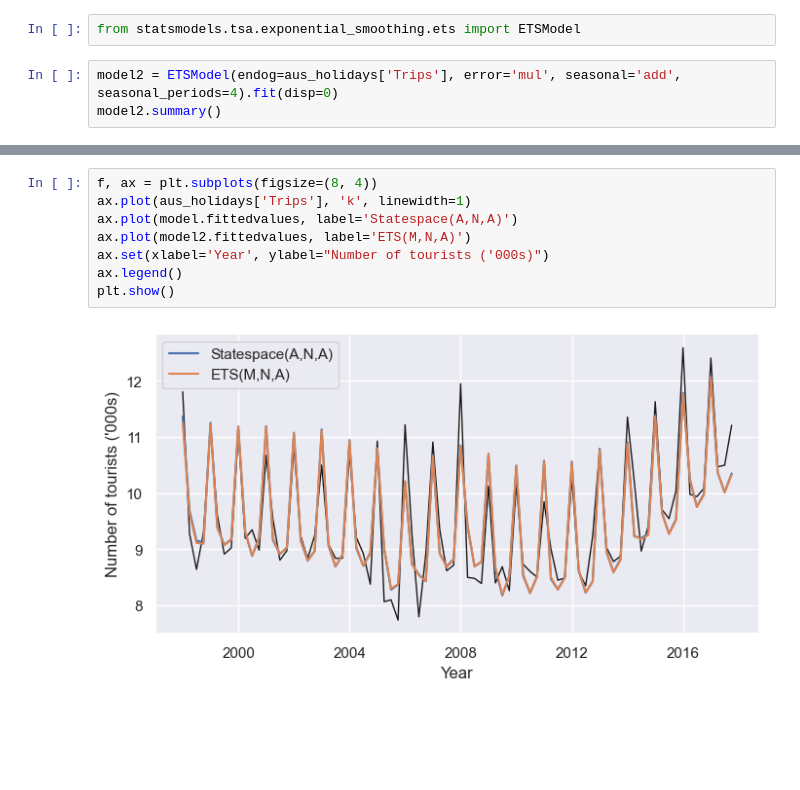
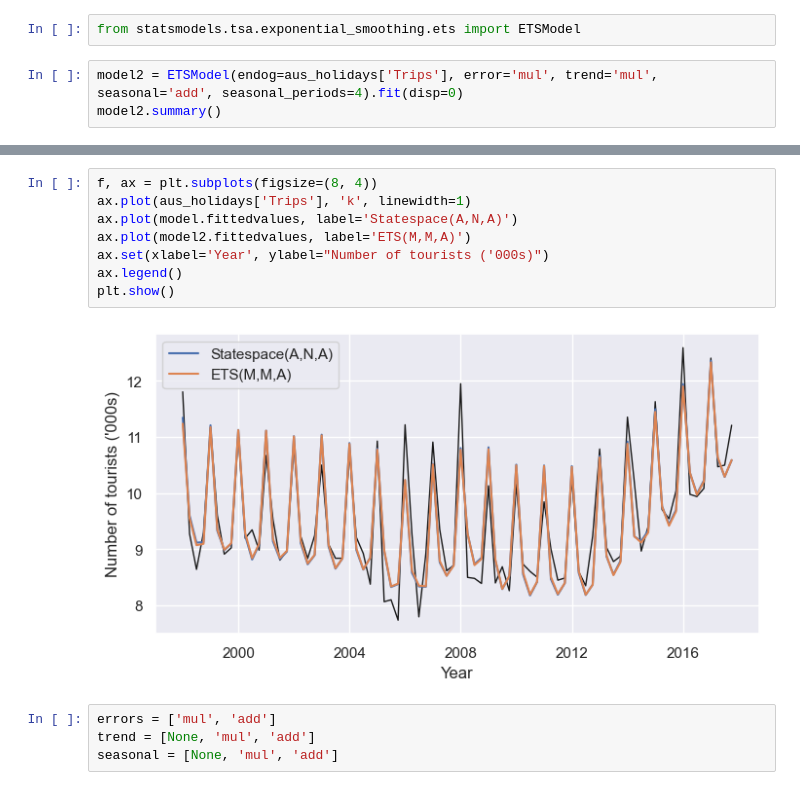
Before and after one commit to yl238/forecasting-principles-and-practice, a Jupyter notebook: ch08/06-Estimation-and-Model-Selection.ipynb, the cells around one changed output, grey strips where cells are left out. Saved outputs shown, nothing was run; the diff lists cells and outputs as text; blank space fills up the shorter version.

Commit message:
Find best model by manually checking values of AIC and BIC

```diff
--- a/ch08/06-Estimation-and-Model-Selection.ipynb
+++ b/ch08/06-Estimation-and-Model-Selection.ipynb
@@ -73,7 +73,7 @@ Warnings:
 # %%
 from statsmodels.tsa.exponential_smoothing.ets import ETSModel
 # %%
-model2 = ETSModel(endog=aus_holidays['Trips'], error='mul', seasonal='add', seasonal_periods=4).fit(disp=0)
+model2 = ETSModel(endog=aus_holidays['Trips'], error='mul', trend='mul', seasonal='add', seasonal_periods=4).fit(disp=0)
 model2.summary()
 # %% [output]
 ETS Results
@@ -101,10 +103,14 @@ Warnings:
 # %%
 f, ax = plt.subplots(figsize=(8, 4))
 ax.plot(aus_holidays['Trips'], 'k', linewidth=1)
 ax.plot(model.fittedvalues, label='Statespace(A,N,A)')
-ax.plot(model2.fittedvalues, label='ETS(M,N,A)')
+ax.plot(model2.fittedvalues, label='ETS(M,M,A)')
 ax.set(xlabel='Year', ylabel="Number of tourists ('000s)")
 ax.legend()
 plt.show()
 # %% [output]
-[figure, old version]
+[figure, new version]
+# %%
+errors = ['mul', 'add']
+trend = [None, 'mul', 'add']
+seasonal = [None, 'mul', 'add']
```
Also changed, not shown: parts of 6 cells of this notebook.
